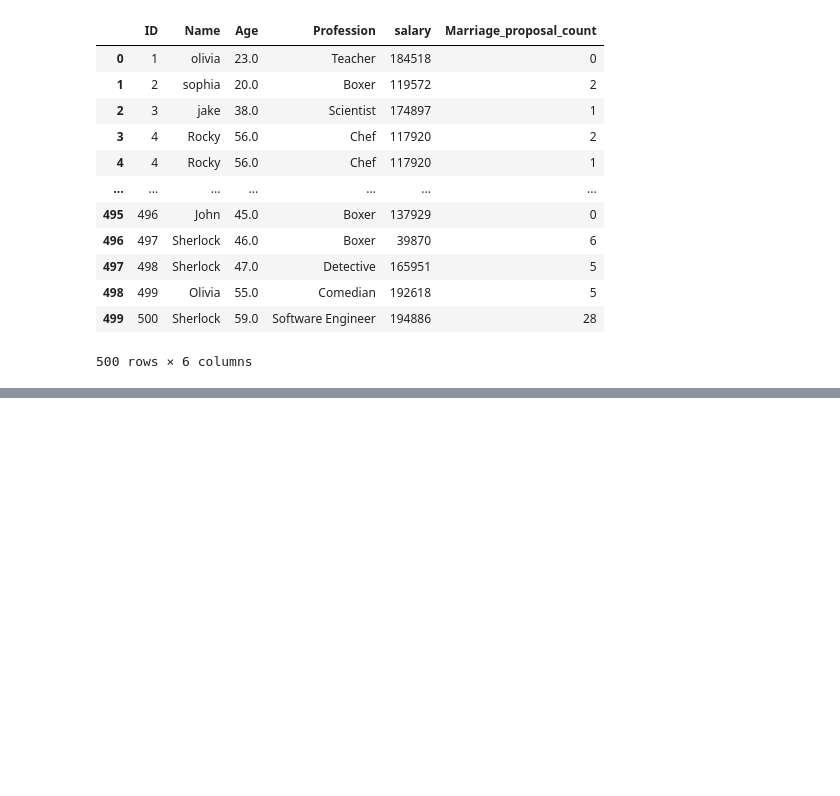
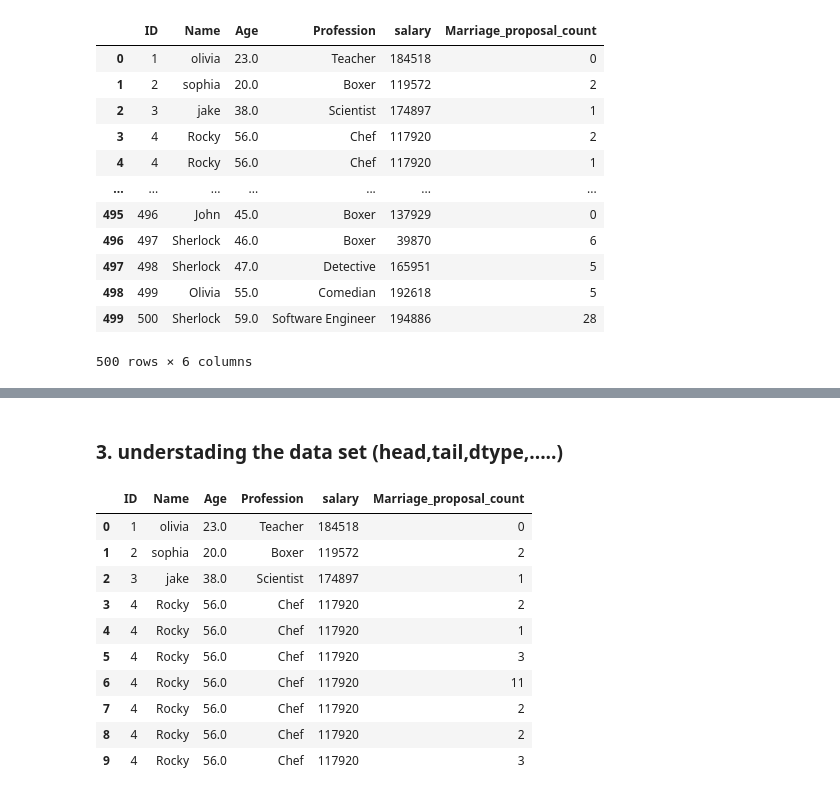
Before and after one commit to Shivacharan16/Data-Analytics-, a Jupyter notebook: pandas.ipynb, the cells around one changed output, grey strips where cells are left out. Cells and saved outputs as stored; diff of their text form; code cells hidden in the pictures; blank space fills up the shorter version.

```diff
--- a/pandas.ipynb
+++ b/pandas.ipynb
@@ -284,0 +341,19 @@ df_excel.to_csv("Da22_CSV.csv",index=False)
+# %% [markdown]
+### 3. understading the data set (head,tail,dtype,.....)
+# %%
+# view the data with head(),tail() functions
+# head(x) function is used to accessing top x records
+# head() by default shows the 5 records
+df_excel.head(10)
+# %% [output]
+|  | ID | Name | Age | Profession | salary | Marriage_proposal_count |
+| 0 | 1 | olivia | 23.0 | Teacher | 184518 | 0 |
+| 1 | 2 | sophia | 20.0 | Boxer | 119572 | 2 |
+| 2 | 3 | jake | 38.0 | Scientist | 174897 | 1 |
+| 3 | 4 | Rocky | 56.0 | Chef | 117920 | 2 |
+| 4 | 4 | Rocky | 56.0 | Chef | 117920 | 1 |
+| 5 | 4 | Rocky | 56.0 | Chef | 117920 | 3 |
+| 6 | 4 | Rocky | 56.0 | Chef | 117920 | 11 |
+| 7 | 4 | Rocky | 56.0 | Chef | 117920 | 2 |
+| 8 | 4 | Rocky | 56.0 | Chef | 117920 | 2 |
+| 9 | 4 | Rocky | 56.0 | Chef | 117920 | 3 |
```
Also changed, not shown: parts of 26 cells of this notebook, 3 other files.
